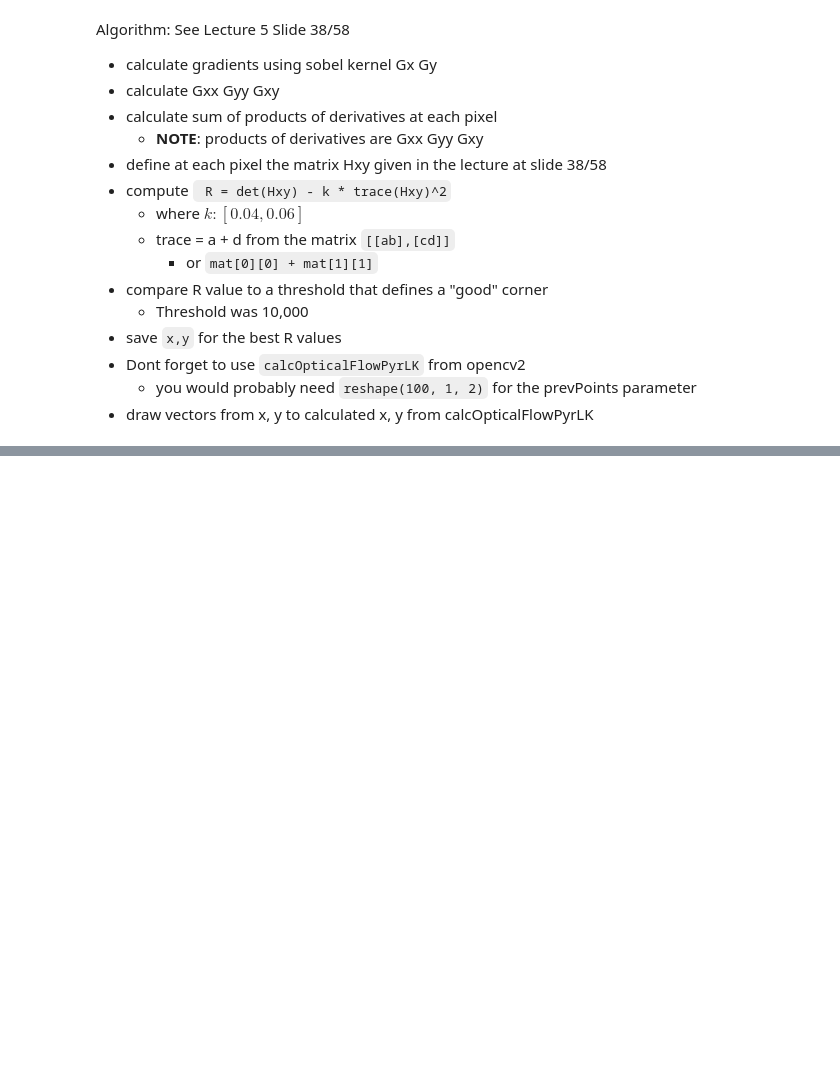
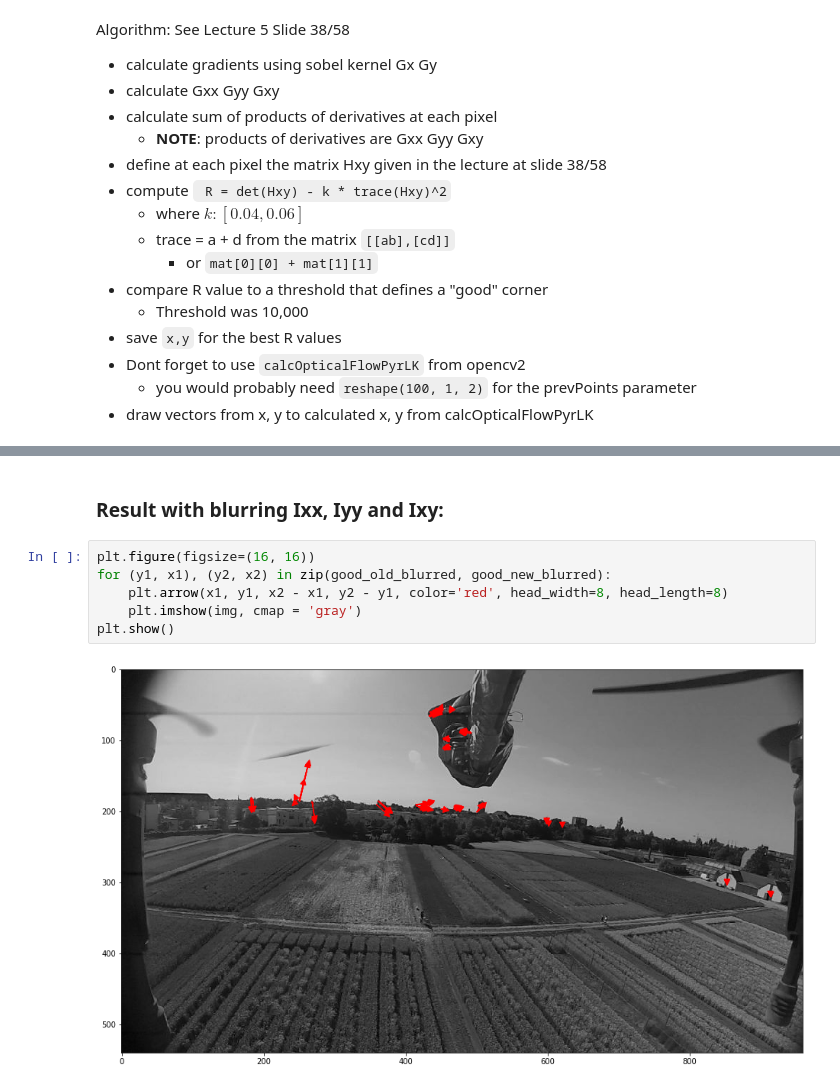
Before and after one commit to AbdBarho/CV19-20, a Jupyter notebook: 05_BlockMatching_HarrisCorners.ipynb, the cells around one changed output, grey strips where cells are left out. Drawn from its saved outputs; the diff is of its cells as text; blank space fills up the shorter version.

```diff
--- a/05_BlockMatching_HarrisCorners.ipynb
+++ b/05_BlockMatching_HarrisCorners.ipynb
@@ -105,0 +285,10 @@ Algorithm: See Lecture 5 Slide 38/58
+# %% [markdown]
+### Result with blurring Ixx, Iyy and Ixy:
+# %%
+plt.figure(figsize=(16, 16))
+for (y1, x1), (y2, x2) in zip(good_old_blurred, good_new_blurred):
+    plt.arrow(x1, y1, x2 - x1, y2 - y1, color='red', head_width=8, head_length=8)
+    plt.imshow(img, cmap = 'gray')
+plt.show()
+# %% [output]
+[figure, added]
```
Also changed, not shown: parts of 21 cells of this notebook.
